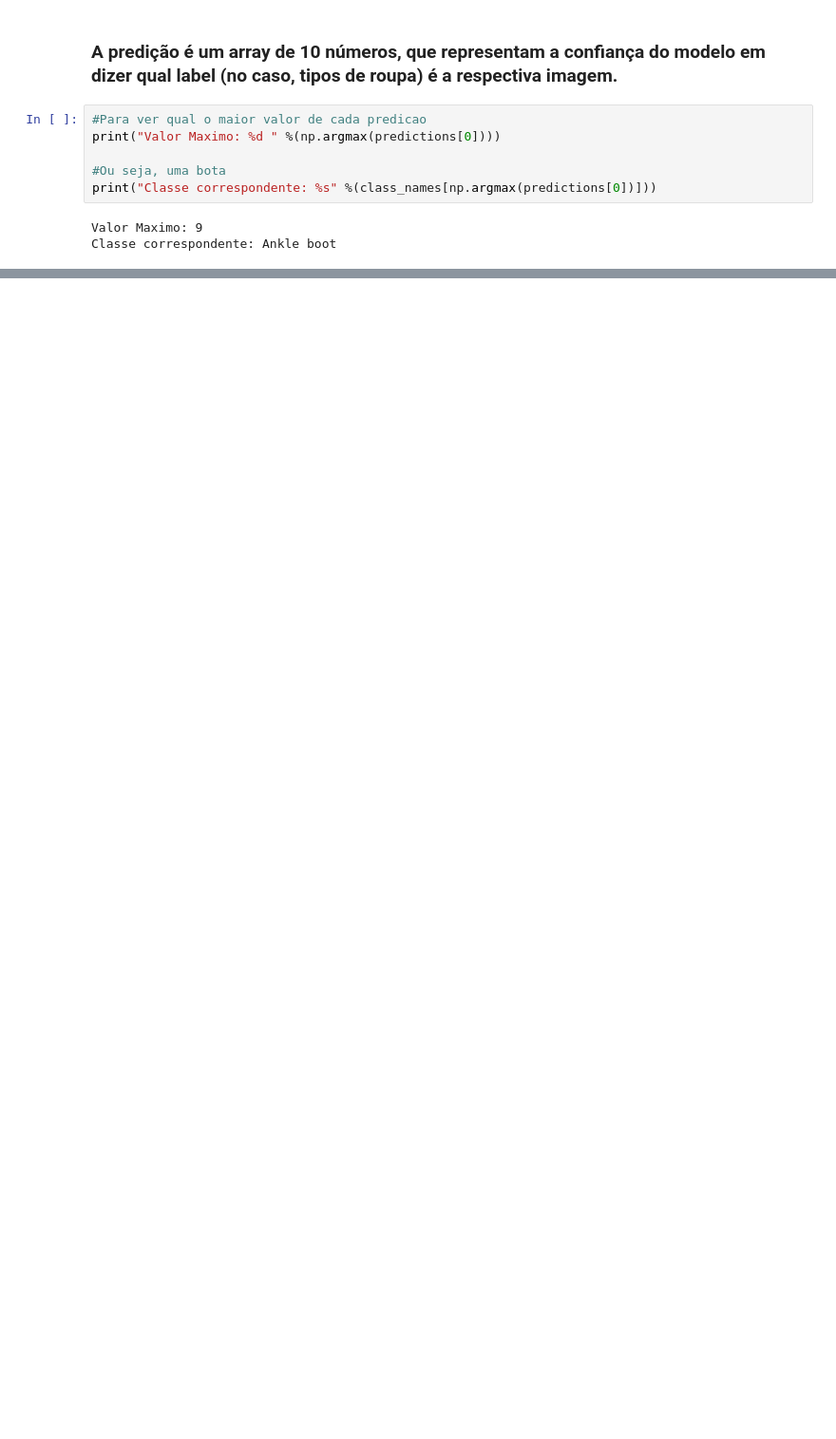
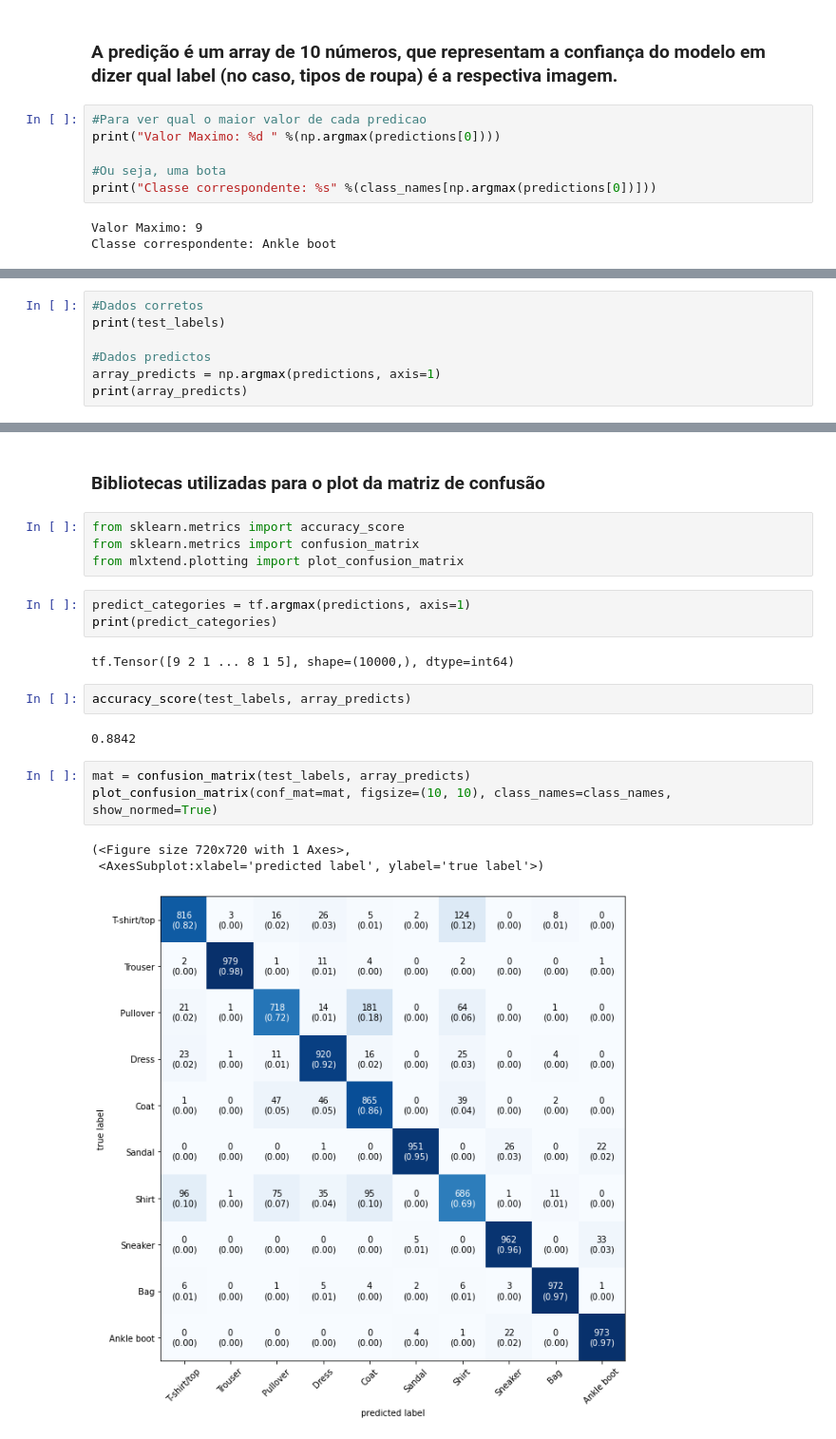
Before and after one commit to GodKelvin/PDI_CNN, a Jupyter notebook: Classificacao_Roupas_Kelvin_Lehrback.ipynb, the cells around one changed output, grey strips where cells are left out. Shown at 95% size. Cells and saved outputs as stored; diff of their text form; blank space fills up the shorter version.

Commit message:
wip: matriz de confusão

```diff
--- a/Classificacao_Roupas_Kelvin_Lehrback.ipynb
+++ b/Classificacao_Roupas_Kelvin_Lehrback.ipynb
@@ -177,0 +189,7 @@ Classe correspondente: Ankle boot
+# %%
+#Dados corretos
+print(test_labels)
+
+#Dados predictos
+array_predicts = np.argmax(predictions, axis=1)
+print(array_predicts)
@@ -177,0 +201,22 @@ Classe correspondente: Ankle boot
+# %% [markdown]
+### Bibliotecas utilizadas para o plot da matriz de confusão
+# %%
+from sklearn.metrics import accuracy_score
+from sklearn.metrics import confusion_matrix
+from mlxtend.plotting import plot_confusion_matrix
+# %%
+predict_categories = tf.argmax(predictions, axis=1)
+print(predict_categories)
+# %% [output]
+tf.Tensor([9 2 1 ... 8 1 5], shape=(10000,), dtype=int64)
+# %%
+accuracy_score(test_labels, array_predicts)
+# %% [output]
+0.8842
+# %%
+mat = confusion_matrix(test_labels, array_predicts)
+plot_confusion_matrix(conf_mat=mat, figsize=(10, 10), class_names=class_names, show_normed=True)
+# %% [output]
+(<Figure size 720x720 with 1 Axes>,
+ <AxesSubplot:xlabel='predicted label', ylabel='true label'>)
+[figure, added]
```
Also changed, not shown: parts of 7 cells of this notebook.
